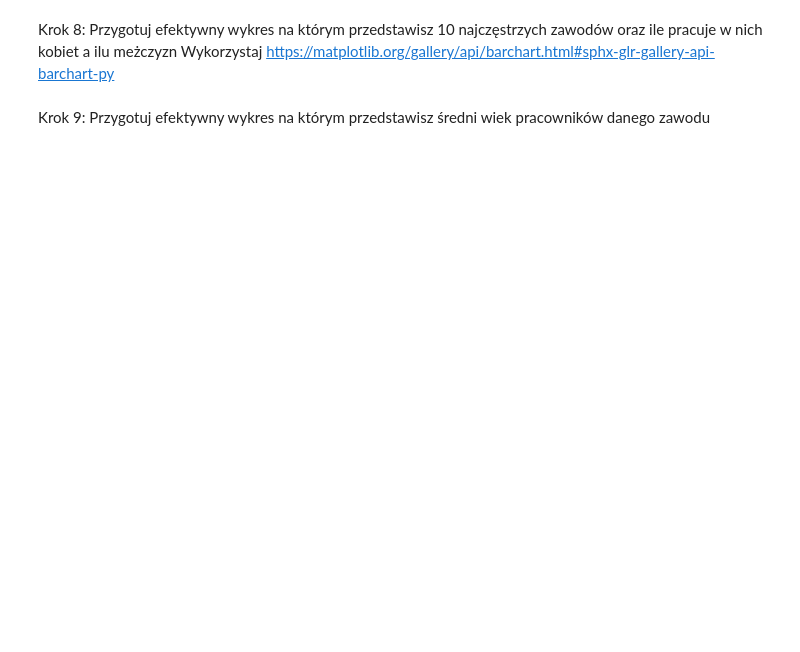
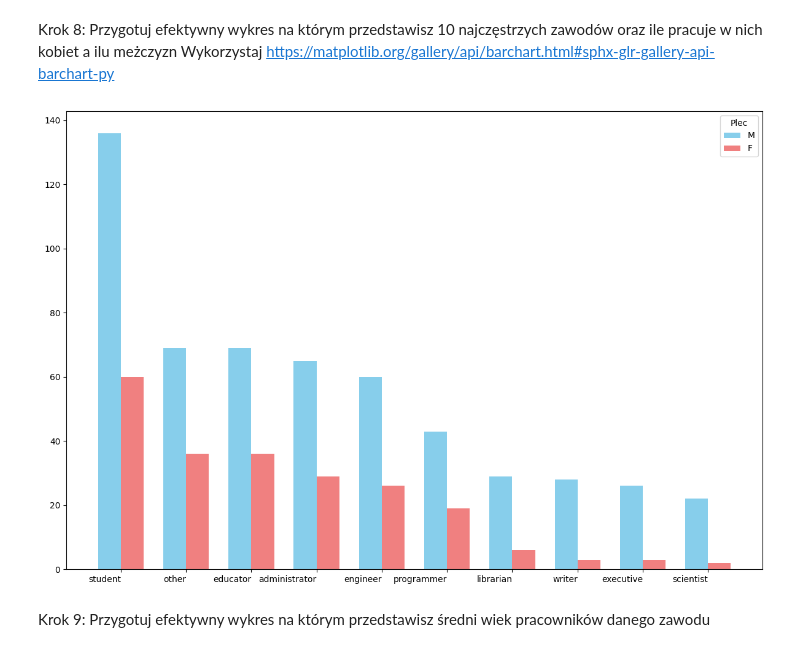
Before and after one commit to JKosciukiewicz/effective_python, a Jupyter notebook: lab12.ipynb, the cells around one changed output. Cells and saved outputs as stored; diff of their text form; code cells hidden in the pictures; blank space fills up the shorter version.

```diff
--- a/lab12.ipynb
+++ b/lab12.ipynb
@@ -161,5 +235,33 @@ Przygotuj dwa wykresy:
 # %% [markdown]
 Krok 8: Przygotuj efektywny wykres na którym przedstawisz 10 najczęstrzych zawodów oraz ile pracuje w nich kobiet a ilu meżczyzn
 Wykorzystaj https://matplotlib.org/gallery/api/barchart.html#sphx-glr-gallery-api-barchart-py
+# %%
+import numpy as np
+
+occupation = ocupation.dropna(subset=['gender'])
+
+top_10_occupations = occupation['occupation'].value_counts().nlargest(10).index
+top_10_data = occupation[occupation['occupation'].isin(top_10_occupations)]
+
+plt.figure(figsize=(12, 8))
+colors = {'M': 'skyblue', 'F': 'lightcoral'}
+
+bar_width = 0.35
+bar_positions = np.arange(len(top_10_occupations))
+
+colors = {'M': 'skyblue', 'F': 'lightcoral'}
+
+for i, (gender, color) in enumerate(colors.items()):
+    gender_data = top_10_data[top_10_data['gender'] == gender]
+    occupation_counts = gender_data['occupation'].value_counts()
+
+    plt.bar(bar_positions + i * bar_width, occupation_counts, bar_width, color=color, label=gender)
+
+plt.legend(title='Plec')
+plt.xticks(bar_positions + bar_width / 2, top_10_occupations, ha='right')
+plt.tight_layout()
+plt.show()
+# %% [output]
+[figure, added]
 # %% [markdown]
 Krok 9: Przygotuj efektywny wykres na którym przedstawisz średni wiek pracowników danego zawodu
```
Also changed, not shown: parts of 9 cells of this notebook.
